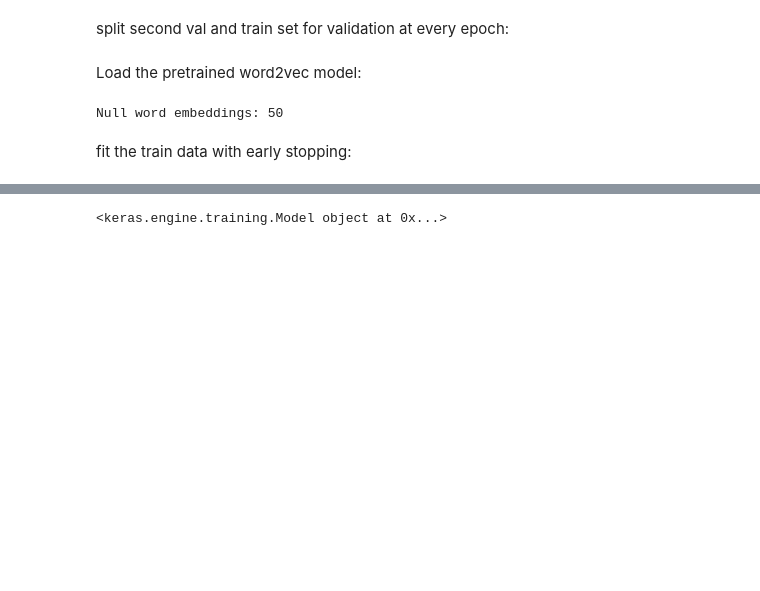
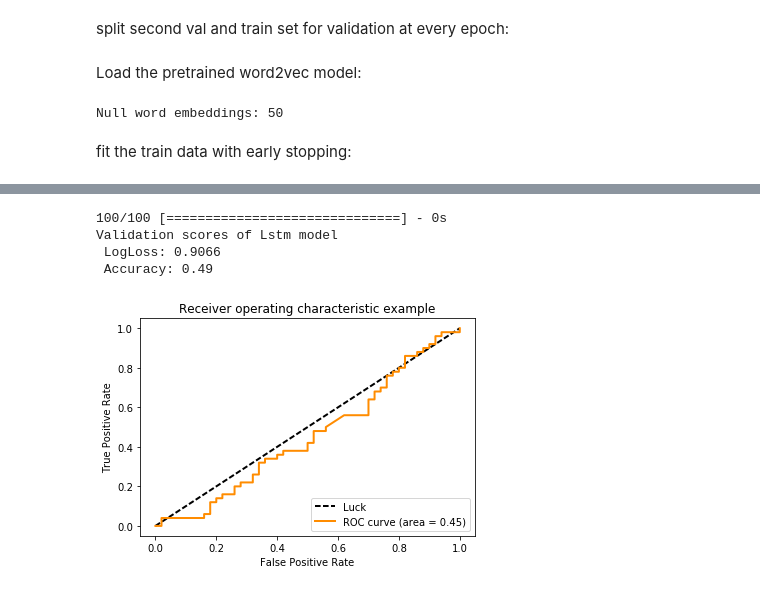
Before and after one commit to schorlem/capstone_project, a Jupyter notebook: notebooks/train_lstm-01-als.ipynb, the cells around one changed output, grey strips where cells are left out. Cells and saved outputs as stored; diff of their text form; code cells hidden in the pictures; blank space fills up the shorter version.

Commit message:
Improved lstm notebook

```diff
--- a/notebooks/train_lstm-01-als.ipynb
+++ b/notebooks/train_lstm-01-als.ipynb
@@ -25,13 +28,15 @@ file_directory = "../output/data/"
 prefix = "tokenized_"
 
 train_data = pre.load_pickle(file_directory, prefix+"train_data.pkl")
-#val_data = pre.load_pickle(file_directory, prefix+"val_data.pkl")  # Validation data set used to compare different classification algorithms
+val_data = pre.load_pickle(file_directory, prefix+"val_data.pkl")  # Validation data set used to compare different classification algorithms
 train_y = train_data["is_duplicate"].values
-#val_y = val_data["is_duplicate"].values
+val_y = val_data["is_duplicate"].values
 
 
 train_data =  train_data[:100]
 train_y = train_y[:100]
+val_data =  val_data[:100]
+val_y = val_y[:100]
 # %% [markdown]
 Prepare the tokenized question as input for keras:
 # %%
@@ -151,4 +179,34 @@ Epoch 3/3
-# %%
-model = load_model(model_path)
-# %% [output]
-<keras.engine.training.Model object at 0x...>
+# %%
+model = load_model(model_path)
+
+predictions = model.predict([q1_val_data, q2_val_data], batch_size=8, verbose=1) # batch_size=8192
+predictions += model.predict([q2_val_data, q1_val_data], batch_size=8, verbose=1)
+predictions /= 2
+
+loss = log_loss(val_y, predictions)
+acc = accuracy_score(val_y, np.rint(predictions))
+
+print "Validation scores of Lstm model\n LogLoss: {:.4f}\n Accuracy: {:.2f} ".format(loss, acc)
+# %% [output]
+100/100 [==============================] - 0s
+Validation scores of Lstm model
+ LogLoss: 0.9066
+ Accuracy: 0.49
+# %%
+fpr, tpr, thresholds = roc_curve(val_y, predictions)
+roc_auc = auc(fpr, tpr)
+
+lw = 2
+plt.plot([0, 1], [0, 1], linestyle='--', lw=lw, color='k', label='Luck')
+plt.plot(fpr, tpr, color='darkorange', lw=lw, label='ROC curve (area = %0.2f)' % roc_auc)
+
+plt.xlim([-0.05, 1.05])
+plt.ylim([-0.05, 1.05])
+plt.xlabel('False Positive Rate')
+plt.ylabel('True Positive Rate')
+plt.title('Receiver operating characteristic example')
+plt.legend(loc="lower right")
+plt.savefig("../output/figures/lstm_roc_plot.png")
+plt.show()
+# %% [output]
+[figure, added]
```
Also changed, not shown: parts of 6 cells of this notebook, 2 other files.
